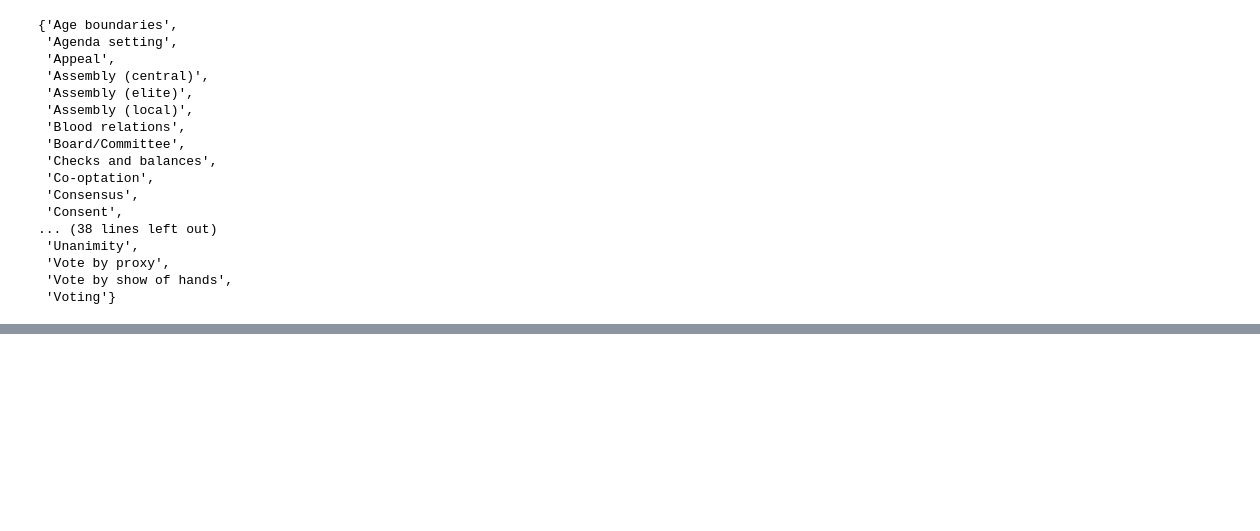
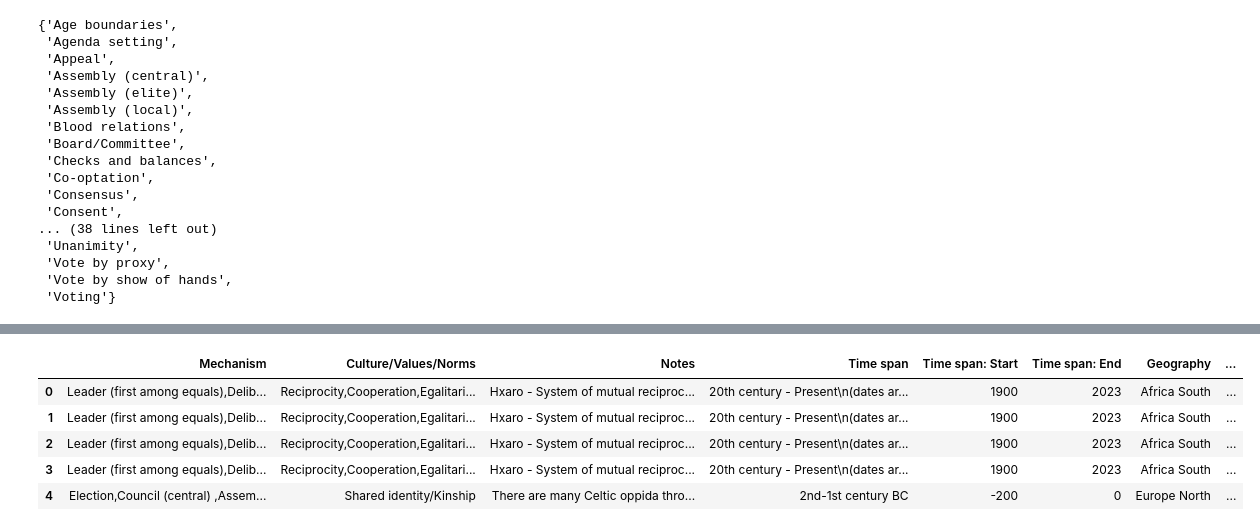
Before and after one commit to metagov/governance-archaeology, a Jupyter notebook: Data_Prep_CGIs.ipynb, the cells around one changed output, grey strips where cells are left out. Cells and saved outputs as stored; diff of their text form; code cells hidden in the pictures; blank space fills up the shorter version.

```diff
--- a/Data_Prep_CGIs.ipynb
+++ b/Data_Prep_CGIs.ipynb
@@ -230,0 +301,13 @@ dtype: int64
+# %%
+merged_df.rename(columns={'Communities': 'Community_Name', 'Name_y': 'Institution_Name'}, inplace=True)
+# %%
+merged_df.drop(labels=['Name_x', 'Metanotes_y', 'Metanotes_x', 'expert check', 'FC comments', 'Institutions'], axis='columns', inplace=True)
+# %%
+merged_df.head()
+# %% [output]
+|  | Mechanism | Culture/Values/Norms | Notes | Time span | Time span: Start | Time span: End | Geography | ... |
+| 0 | Leader (first among equals),Delib... | Reciprocity,Cooperation,Egalitari... | Hxaro - System of mutual reciproc... | 20th century - Present\n(dates ar... | 1900 | 2023 | Africa South | ... |
+| 1 | Leader (first among equals),Delib... | Reciprocity,Cooperation,Egalitari... | Hxaro - System of mutual reciproc... | 20th century - Present\n(dates ar... | 1900 | 2023 | Africa South | ... |
+| 2 | Leader (first among equals),Delib... | Reciprocity,Cooperation,Egalitari... | Hxaro - System of mutual reciproc... | 20th century - Present\n(dates ar... | 1900 | 2023 | Africa South | ... |
+| 3 | Leader (first among equals),Delib... | Reciprocity,Cooperation,Egalitari... | Hxaro - System of mutual reciproc... | 20th century - Present\n(dates ar... | 1900 | 2023 | Africa South | ... |
+| 4 | Election,Council (central) ,Assem... | Shared identity/Kinship | There are many Celtic oppida thro... | 2nd-1st century BC | -200 | 0 | Europe North | ... |
```
Also changed, not shown: parts of 18 cells of this notebook, 2 other files.
